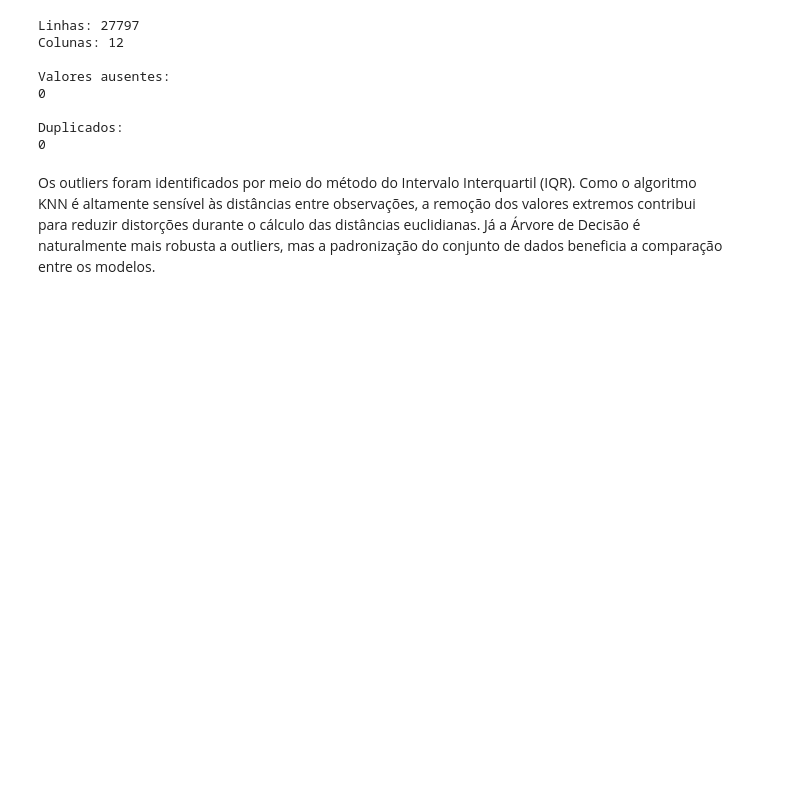
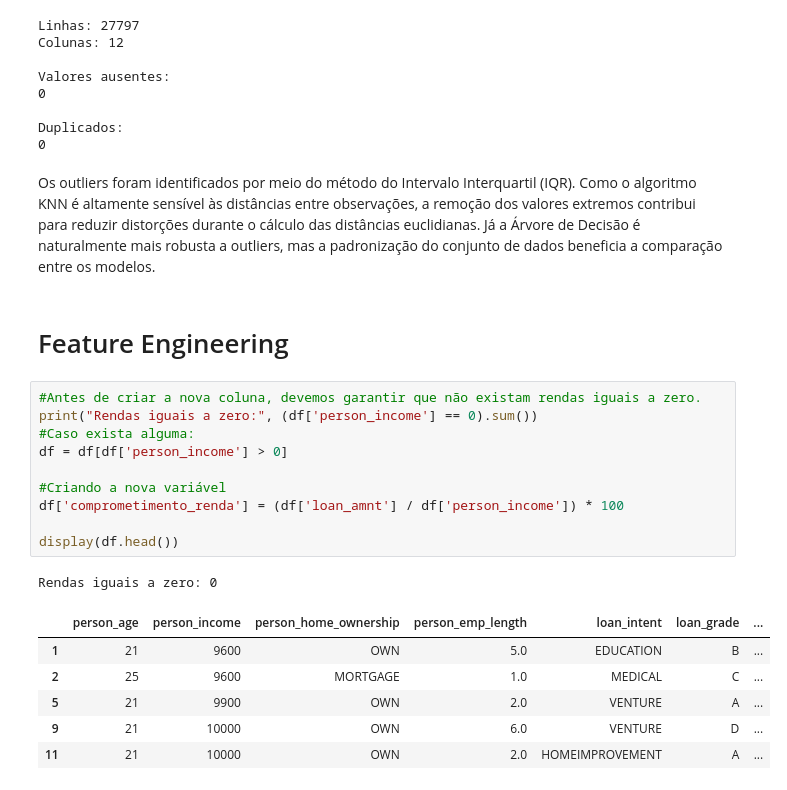
Before and after one commit to Ederson-Pinheiro/Projeto-Final-Modulo-1, a Jupyter notebook: Projeto_final.ipynb, the cells around one changed output. Saved outputs shown, nothing was run; the diff lists cells and outputs as text; blank space fills up the shorter version.

```diff
--- a/Projeto_final.ipynb
+++ b/Projeto_final.ipynb
@@ -258,3 +264,23 @@ Duplicados:
 0
 # %% [markdown]
 Os outliers foram identificados por meio do método do Intervalo Interquartil (IQR). Como o algoritmo KNN é altamente sensível às distâncias entre observações, a remoção dos valores extremos contribui para reduzir distorções durante o cálculo das distâncias euclidianas. Já a Árvore de Decisão é naturalmente mais robusta a outliers, mas a padronização do conjunto de dados beneficia a comparação entre os modelos.
+# %% [markdown]
+# Feature Engineering
+# %%
+#Antes de criar a nova coluna, devemos garantir que não existam rendas iguais a zero.
+print("Rendas iguais a zero:", (df['person_income'] == 0).sum())
+#Caso exista alguma:
+df = df[df['person_income'] > 0]
+
+#Criando a nova variável
+df['comprometimento_renda'] = (df['loan_amnt'] / df['person_income']) * 100
+
+display(df.head())
+# %% [output]
+Rendas iguais a zero: 0
+|  | person_age | person_income | person_home_ownership | person_emp_length | loan_intent | loan_grade | ... |
+| 1 | 21 | 9600 | OWN | 5.0 | EDUCATION | B | ... |
+| 2 | 25 | 9600 | MORTGAGE | 1.0 | MEDICAL | C | ... |
+| 5 | 21 | 9900 | OWN | 2.0 | VENTURE | A | ... |
+| 9 | 21 | 10000 | OWN | 6.0 | VENTURE | D | ... |
+| 11 | 21 | 10000 | OWN | 2.0 | HOMEIMPROVEMENT | A | ... |
```
Also changed, not shown: parts of 31 cells of this notebook.
